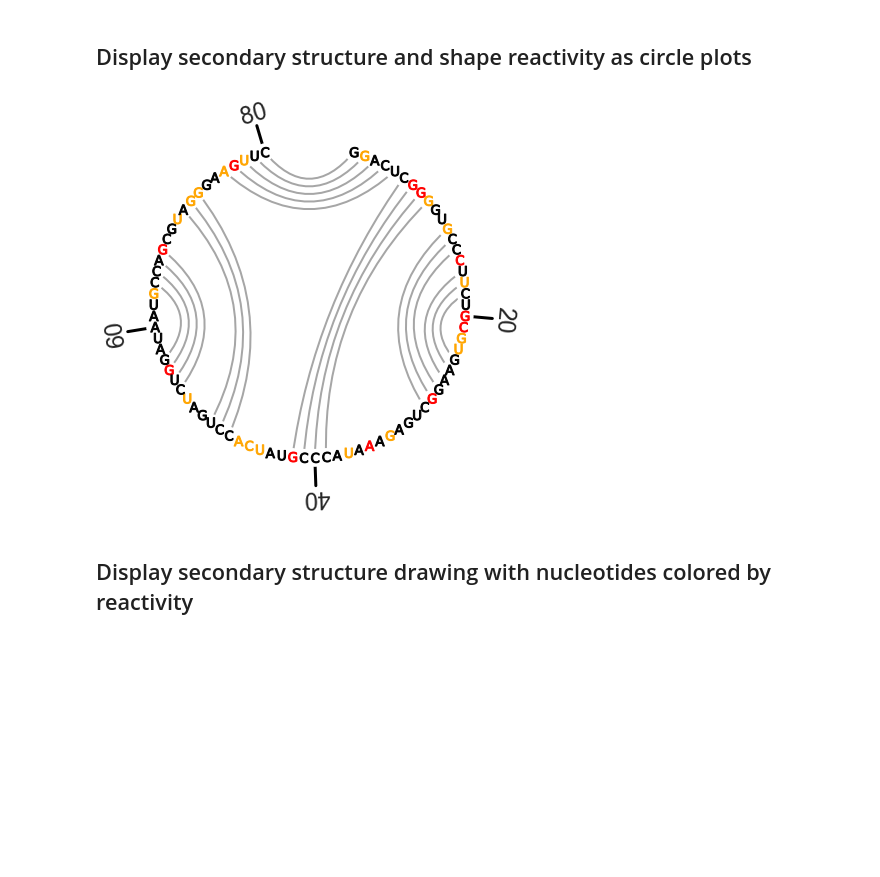
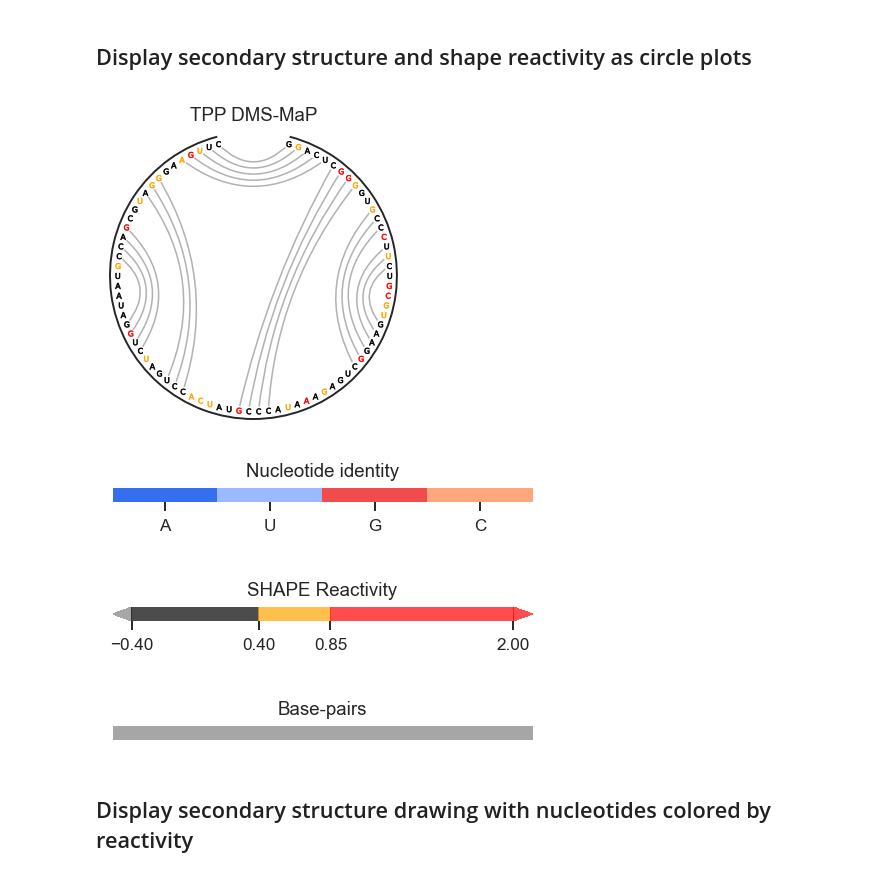
Before and after one commit to Weeks-UNC/RNAvigate_figures, a Jupyter notebook: interactive_notebooks/figure_1/F1_simple_plots.ipynb, the cells around one changed output. Cells and saved outputs as stored; diff of their text form; code cells hidden in the pictures; blank space fills up the shorter version.

```diff
--- a/interactive_notebooks/figure_1/F1_simple_plots.ipynb
+++ b/interactive_notebooks/figure_1/F1_simple_plots.ipynb
@@ -38,7 +38,7 @@ tpp = rnav.Sample(
     ringmap="DMS_TPP_rings.txt",
     ss="TPP-2GDI.nsd",
     pairprob="TPP-dms-bp.dp",
-    pdb={"filepath":"2gdi.pdb", "chain":"X"})
+    pdb={"pdb":"2gdi.pdb", "chain":"X"})
 # %% [markdown]
 ## Display normalized ShapeMapper2 profile
 Plot elements were removed in Adobe Illustrator for the simple example plot.
@@ -77,14 +93,18 @@ plot.axes[0,0].get_xaxis().set_visible(False)
 # %% [markdown]
 ## Display secondary structure and shape reactivity as circle plots
 # %%
-plot = tpp.plot_circle(
-    seq_source="ss",
-    colors="profile",
-    ct="ss",
-    title=False)
+plot = rnav.plot_circle(
+    [tpp],
+    sequence="ss",
+    profile="dmsmap",
+    colors={"sequence": "profile"},
+    structure="ss",
+    )
+plot.axes[0, 0].get_xaxis().set_visible(False)
 # plot.save("tpp_circle.svg")
 # %% [output]
-[figure, old version]
+[figure, new version]
+[figure, added]
 # %% [markdown]
 ## Display secondary structure drawing with nucleotides colored by reactivity
 # %%
```
Also changed, not shown: parts of 5 cells of this notebook, 6 other files.
